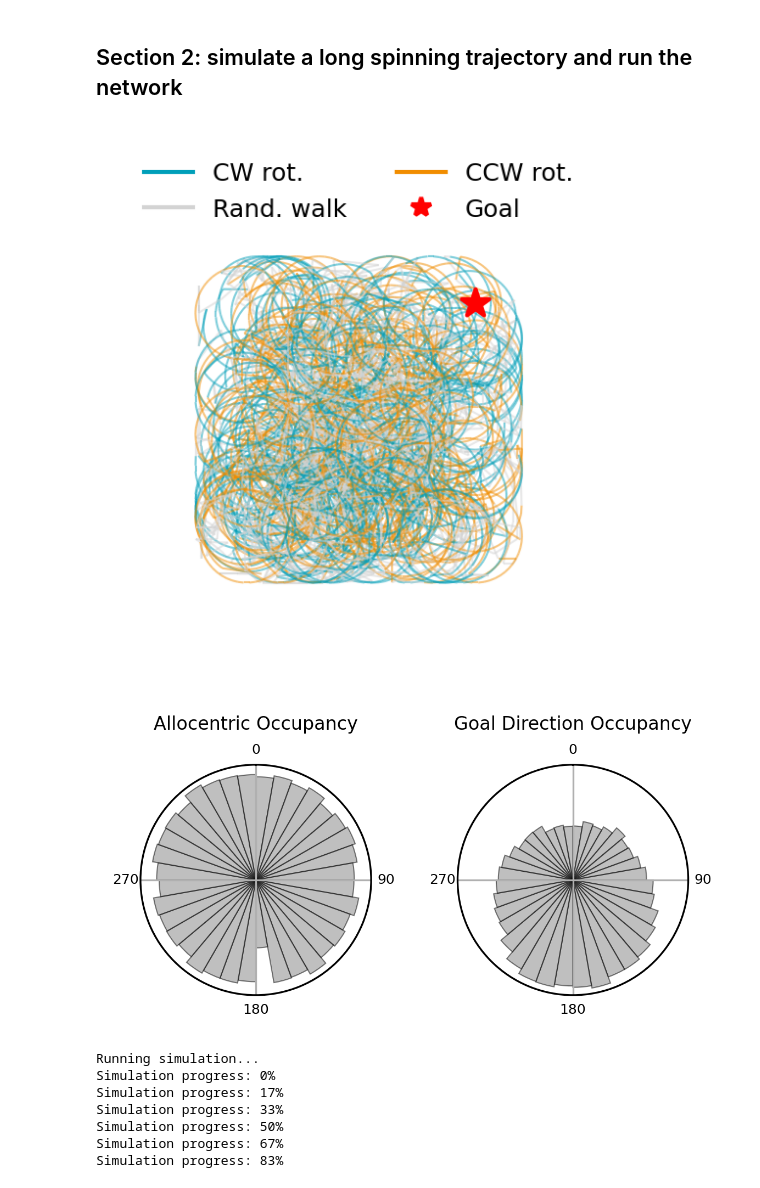
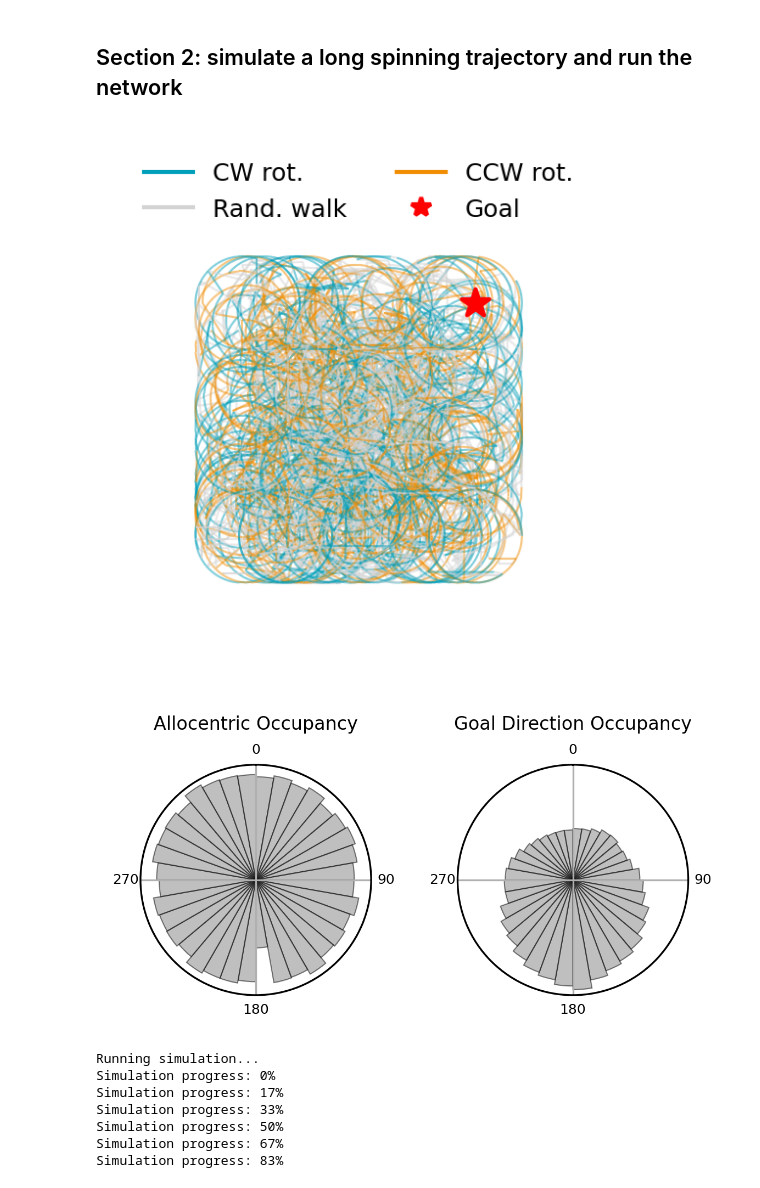
Before and after one commit to ZilongJi/HoneycombSweeps, a Jupyter notebook: HDPCCAN_Sweep_Spinning_sweeps.ipynb, the cells around one changed output. Cells and saved outputs as stored; diff of their text form; code cells hidden in the pictures.

```diff
--- a/HDPCCAN_Sweep_Spinning_sweeps.ipynb
+++ b/HDPCCAN_Sweep_Spinning_sweeps.ipynb
@@ -453,7 +455,7 @@ results = simulate_honeycomb_movement(total_time=300,
                                     dt=0.01,
                                     move_prob=0.90,
                                     drift_factor=0.0,
-                                    velocity=10,
+                                    velocity=15,
                                     rotation_speed=np.pi / 50,
                                     stick_length = 0.2,
                                     goal_loc=goal_loc_in_traj)
@@ -521,34 +523,34 @@ lc = LineCollection(segments, colors=colors, linewidths=0.5, alpha=0.5)
 ax.add_collection(lc)
 ax.set_aspect('equal')
 ax.set_xlim(-np.pi, np.pi)
 ax.set_ylim(-np.pi, np.pi)
 
 # Plot goal location
 ax.scatter(goal_loc[0], goal_loc[1], color='red', marker='*', s=50, zorder=10)
 
 # Define custom legend handles
 legend_elements = [
     Line2D([0], [0], color='#009FB9', lw=1.0, label='CW rot.'),
     Line2D([0], [0], color='lightgrey', lw=1.0, label='Rand. walk'),
     Line2D([0], [0], color='#F18D00', lw=1.0, label='CCW rot.'),
     Line2D([0], [0], color='red', marker='*', lw=0, markersize=5, label='Goal')
 ]
 
 # Add legend outside the plot box (right side)
 ax.legend(handles=legend_elements,
           loc='upper center',
           bbox_to_anchor=(0.5, 1.1),
           frameon=False,
           fontsize=6, ncol=2)
 
 #axis off
 ax.axis('off')
 
 plt.tight_layout()
 
 plt.savefig('/home/zilong/Desktop/HoneycombSweeps/figures/PaperFig/Long_spinning_traj.pdf', dpi=300)
 # %% [output]
-[figure, old version]
+[figure, new version]
 # %%
 def get_relativeDir2Goal(Animal_location, Head_direction, goal_loc):
     """
@@ -610,7 +612,7 @@ for ax in [ax1, ax2]:
 
 plt.tight_layout()
 # %% [output]
-[figure, old version]
+[figure, new version]
 # %%
 #set simulation parameters
 bm.set_platform('gpu')
```
Also changed, not shown: parts of 15 cells of this notebook.
